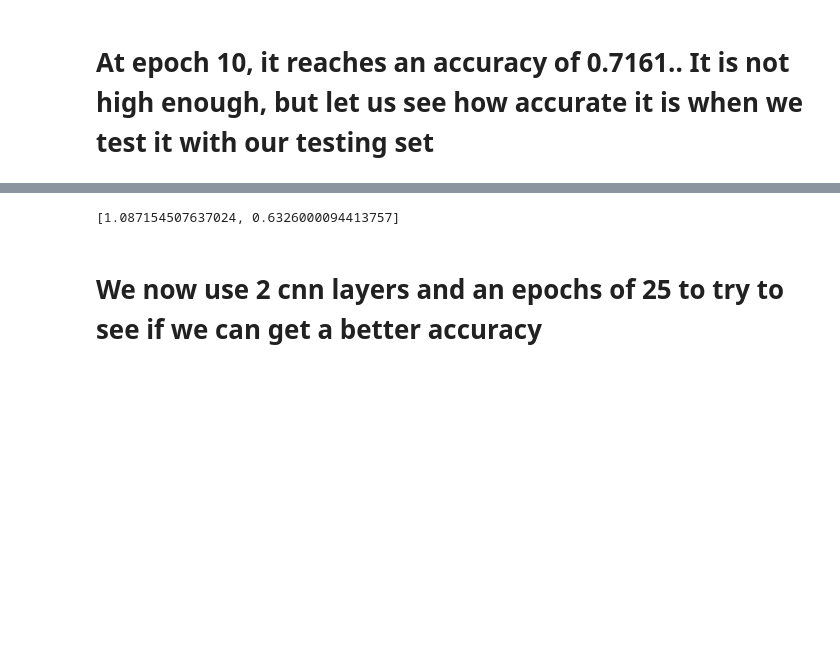
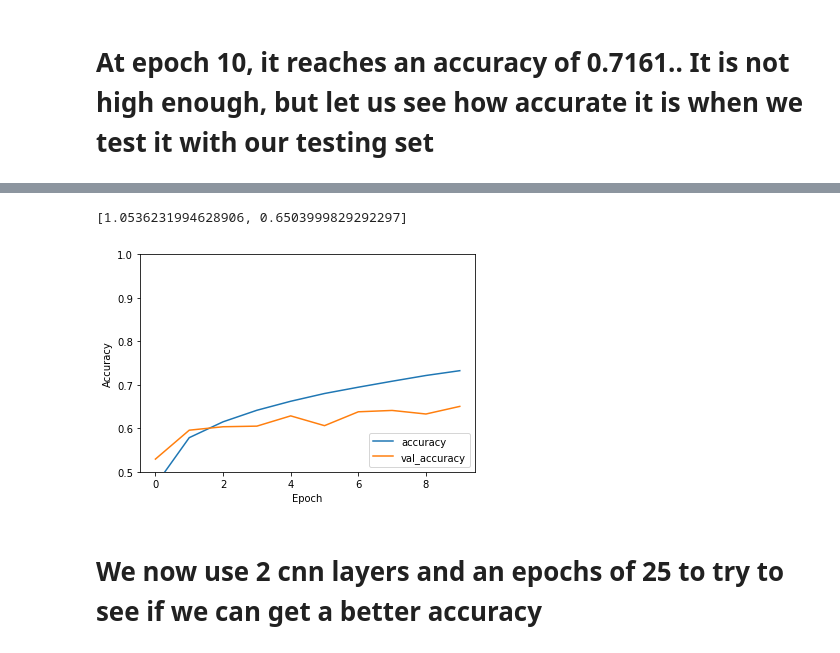
Before and after one commit to weilien717/Machine-Learning-with-scikit-learn-and-real-life-data, a Jupyter notebook: default/Classifier_interpretability.ipynb, the cells around one changed output, grey strips where cells are left out. Saved outputs shown, nothing was run; the diff lists cells and outputs as text; code cells hidden in the pictures; blank space fills up the shorter version.

```diff
--- a/default/Classifier_interpretability.ipynb
+++ b/default/Classifier_interpretability.ipynb
@@ -50,7 +50,7 @@ y_tst = test_data[b'labels']
 # %%
 X_trn = np.array(X_trn).reshape(50000,3,32,32).transpose(0,2,3,1).astype('uint8')
 y_trn = np.array(y_trn)
-X_tst = np.array(X_trn).reshape(50000,3,32,32).transpose(0,2,3,1).astype('uint8')
+X_tst = np.array(X_tst).reshape(10000,3,32,32).transpose(0,2,3,1).astype('uint8')
 y_tst = np.array(y_tst)
 # %% [markdown]
 # Alternatively, we can use the cifar10 datasets from tensorflow.keras
@@ -127,6 +127,6 @@ cnn.compile(optimizer = 'adam',
             metrics = ['accuracy']
 )
 # %%
-cnn.fit(X_trn,y_trn,epochs=10)
+history  = cnn.fit(X_trn,y_trn,epochs=10, validation_data=(X_tst,y_tst))
 # %% [output]
 Epoch 1/10
@@ -153,5 +152,13 @@ Epoch 10/10
 # %% [markdown]
 # At epoch 10, it reaches an accuracy of 0.7161.. It is not high enough, but let us see how accurate it is when we test it with our testing set
 # %%
+plt.plot(history.history['accuracy'], label='accuracy')
+plt.plot(history.history['val_accuracy'], label = 'val_accuracy')
+plt.xlabel('Epoch')
+plt.ylabel('Accuracy')
+plt.ylim([0.5, 1])
+plt.legend(loc='lower right')
+
+test_loss, test_acc = cnn.evaluate(X_tst,y_tst, verbose=2)
 cnn.evaluate(X_tst,y_tst)
 # %% [output]
@@ -159,4 +167,5 @@ cnn.evaluate(X_tst,y_tst)
-[1.087154507637024, 0.6326000094413757]
+[1.0536231994628906, 0.6503999829292297]
+[figure, added]
 # %% [markdown]
 # We now use 2 cnn layers and an epochs of 25 to try to see if we can get a better accuracy
 # %%
```
Also changed, not shown: parts of 9 cells of this notebook.
